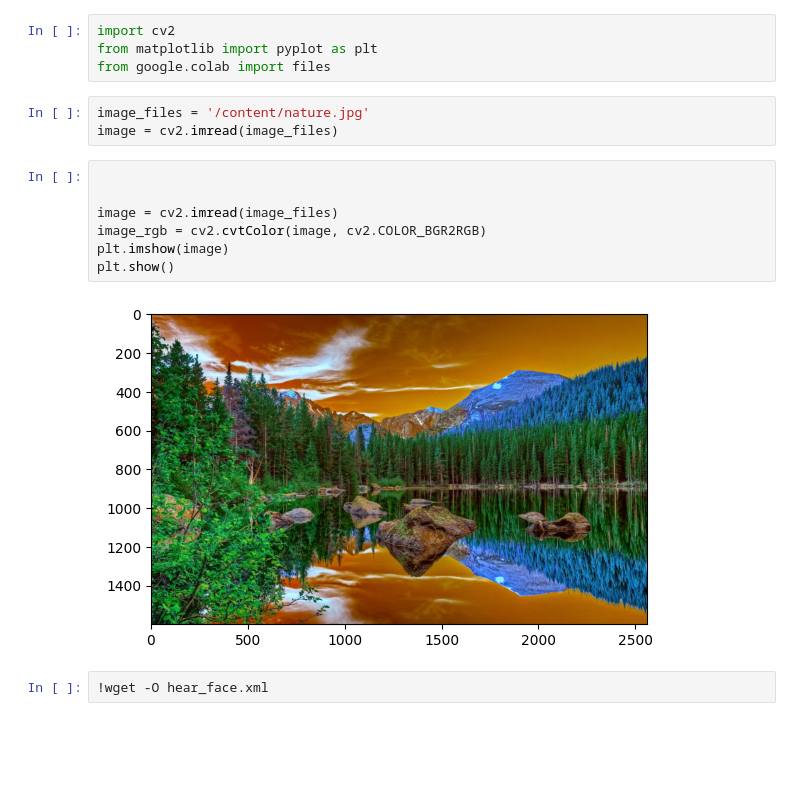
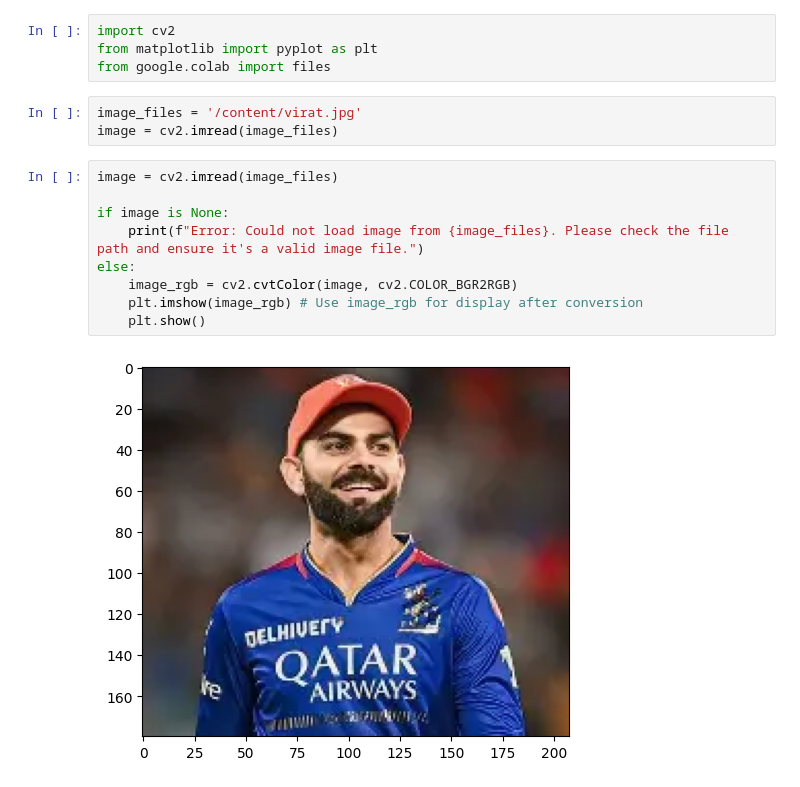
Before and after one commit to ranjushreee88-sys/Linear-Regression, a Jupyter notebook: Copy_of_Untitled3.ipynb, the cells around one changed output. Cells and saved outputs as stored; diff of their text form; blank space fills up the shorter version.

```diff
--- a/Copy_of_Untitled3.ipynb
+++ b/Copy_of_Untitled3.ipynb
@@ -7,16 +7,16 @@ import cv2
 from matplotlib import pyplot as plt
 from google.colab import files
 # %%
-image_files = '/content/nature.jpg'
+image_files = '/content/virat.jpg'
 image = cv2.imread(image_files)
-# %%
-
-
-image = cv2.imread(image_files)
-image_rgb = cv2.cvtColor(image, cv2.COLOR_BGR2RGB)
-plt.imshow(image)
-plt.show()
-# %% [output]
-[figure, removed]
-# %%
-!wget -O hear_face.xml
+# %%
+image = cv2.imread(image_files)
+
+if image is None:
+    print(f"Error: Could not load image from {image_files}. Please check the file path and ensure it's a valid image file.")
+else:
+    image_rgb = cv2.cvtColor(image, cv2.COLOR_BGR2RGB)
+    plt.imshow(image_rgb) # Use image_rgb for display after conversion
+    plt.show()
+# %% [output]
+[figure, added]
```
Also changed, not shown: parts of 5 cells of this notebook.
